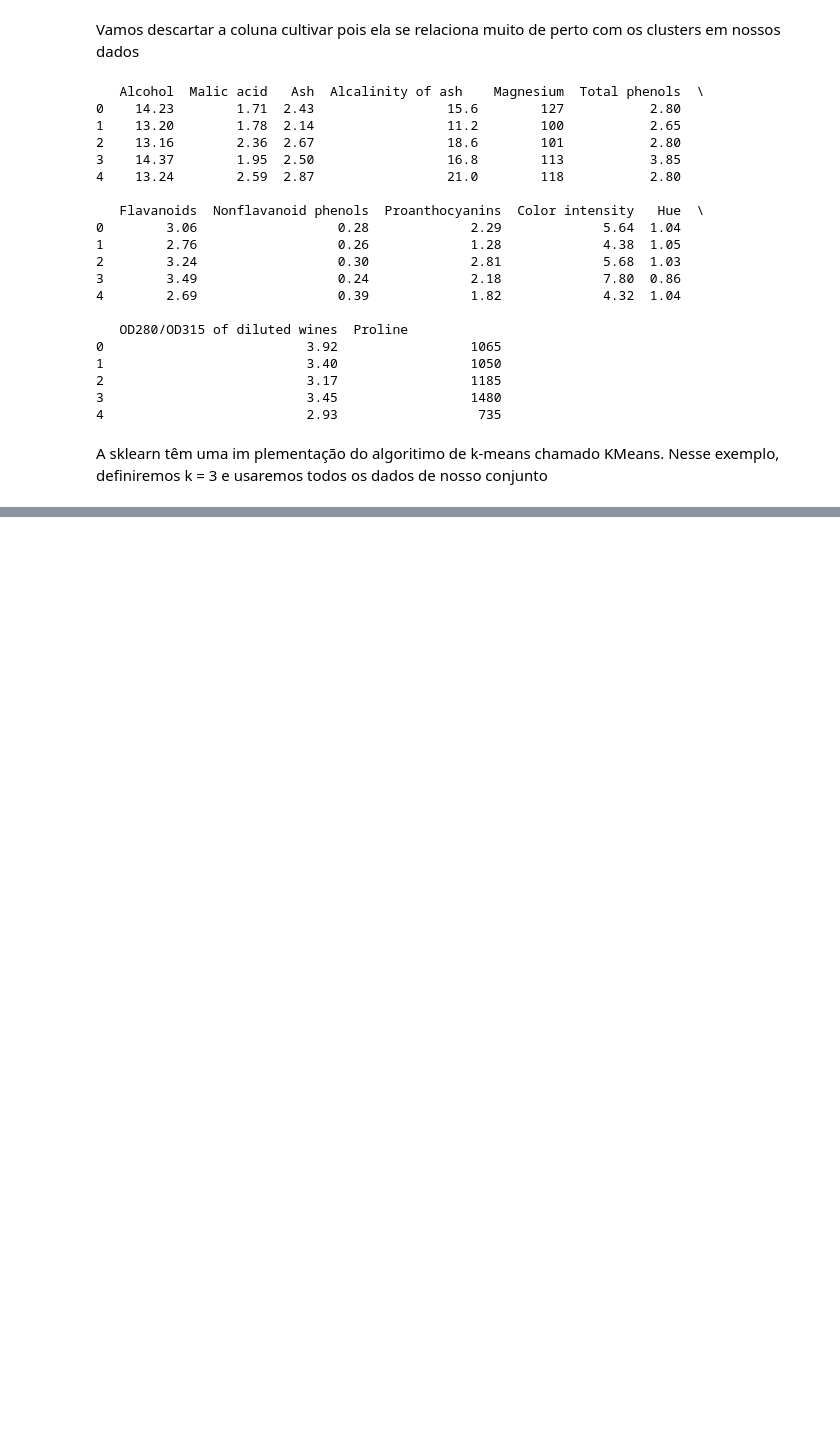
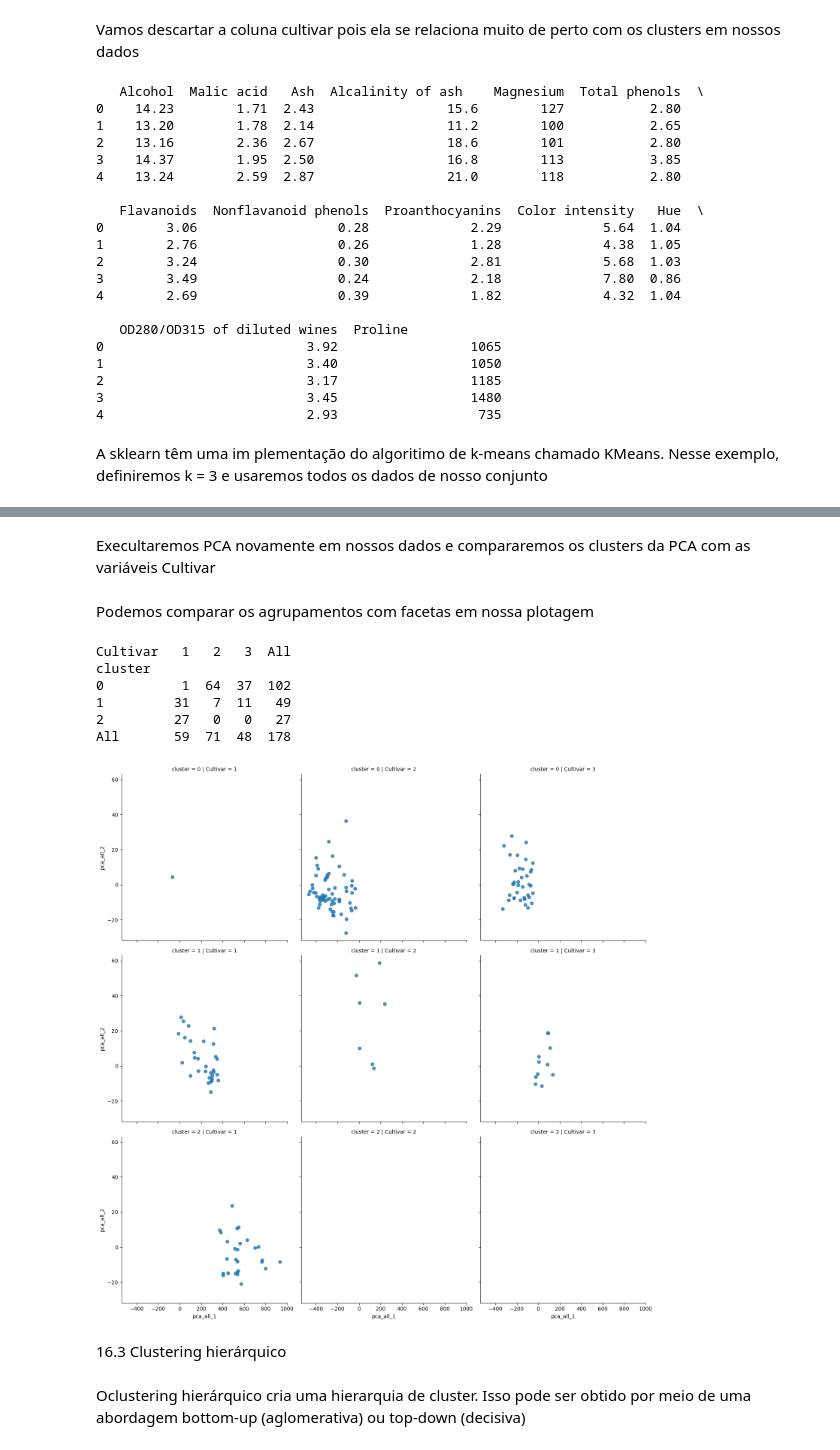
Before and after one commit to LuizGiehl/PFE_2, a Jupyter notebook: src/parteIV/cap16.ipynb, the cells around one changed output, grey strips where cells are left out. Drawn from its saved outputs; the diff is of its cells as text; code cells hidden in the pictures; blank space fills up the shorter version.

```diff
--- a/src/parteIV/cap16.ipynb
+++ b/src/parteIV/cap16.ipynb
@@ -76,0 +159,3 @@ kmeans = KMeans(n_clusters=3, random_state=42).fit(wine.values)
+# %%
+wineAll = pd.read_csv('../../data/wine.csv')
+print(wineAll.head())
@@ -76,0 +183,36 @@ kmeans = KMeans(n_clusters=3, random_state=42).fit(wine.values)
+# %% [markdown]
+Execultaremos PCA novamente em nossos dados e compararemos os clusters da PCA com as variáveis Cultivar
+# %%
+pca_all = PCA(n_components=2).fit(wineAll)
+pca_all_trans = pca_all.transform(wineAll)
+pca_all_trans_df = pd.DataFrame(pca_all_trans,
+                                columns=['pca_all_1', 'pca_all_2'])
+
+kmeans_3 = pd.concat([kmeans_3,
+                      pca_all_trans_df,
+                      wineAll['Cultivar']],
+                      axis=1)
+# %% [markdown]
+Podemos comparar os agrupamentos com facetas em nossa plotagem
+# %%
+with sns.plotting_context(font_scale=5):
+    fig = sns.lmplot(data=kmeans_3, x='pca_all_1', y='pca_all_2',
+                row='cluster', col='Cultivar', fit_reg=False)
+
+print(pd.crosstab(kmeans_3['cluster'],
+                  kmeans_3['Cultivar'],
+                  margins=True))
+
+plt.show()
+# %% [output]
+Cultivar   1   2   3  All
+cluster
+0          1  64  37  102
+1         31   7  11   49
+2         27   0   0   27
+All       59  71  48  178
+[figure, added]
+# %% [markdown]
+16.3 Clustering hierárquico
+# %% [markdown]
+Oclustering hierárquico cria uma hierarquia de cluster. Isso pode ser obtido por meio de uma abordagem bottom-up (aglomerativa) ou top-down (decisiva)
```
Also changed, not shown: parts of 27 cells of this notebook.
